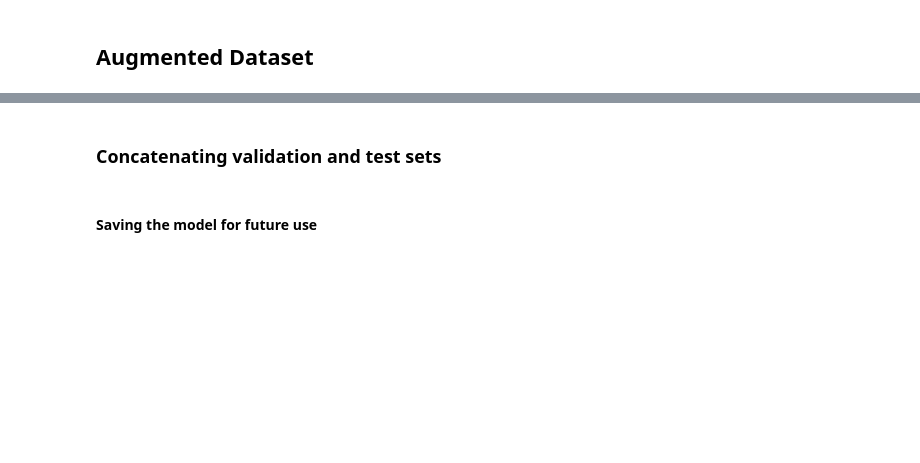
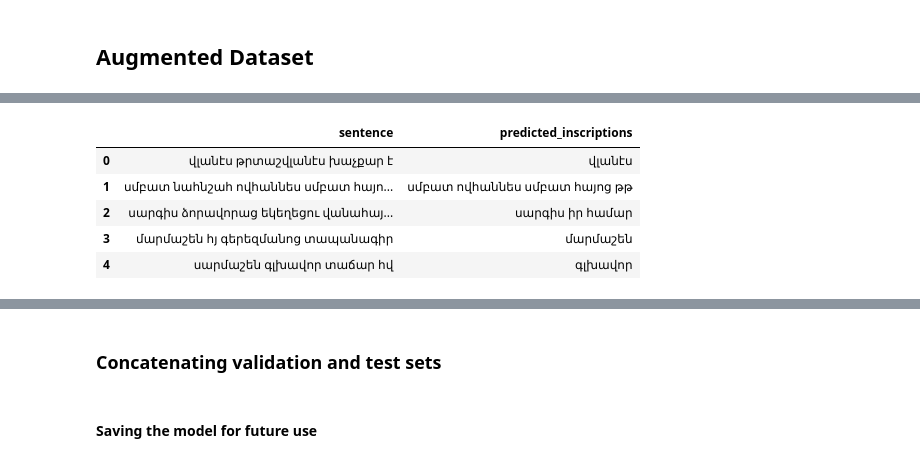
Before and after one commit to dhlab-epfl/dhlab-epigraphy-studies, a Jupyter notebook: Baseline.ipynb, the cells around one changed output, grey strips where cells are left out. Cells and saved outputs as stored; diff of their text form; code cells hidden in the pictures; blank space fills up the shorter version.

```diff
--- a/Baseline (1).ipynb
+++ b/Baseline.ipynb
@@ -346,12 +362,12 @@ train_params = {'batch_size': TRAIN_BATCH_SIZE,
                 }
 
 test_params = {'batch_size': VALID_BATCH_SIZE,
-                'shuffle': True,
+                'shuffle': False,
                 'num_workers': 0
                 }
 
 valid_params = {'batch_size': VALID_BATCH_SIZE,
-                'shuffle': True,
+                'shuffle': False,
                 'num_workers': 0
                 }
 
@@ -367,7 +383,9 @@ Note that only the base layers are initialized with the pretrained weights. The
 
 Then, we move the model to the GPU.
 # %%
-model = BertForTokenClassification.from_pretrained(BASE_MODEL, num_labels=len(labels_to_ids))
+from transformers import AutoModelForTokenClassification
+
+model = AutoModelForTokenClassification.from_pretrained(BASE_MODEL, num_labels=len(labels_to_ids))
 model.to(device)
 # %% [output]
 Some weights of BertForTokenClassification were not initialized from the model checkpoint at bert-base-multilingual-uncased and are newly initialized: ['classifier.bias', 'classifier.weight']
@@ -398,15 +416,15 @@ Why? Because we are using cross entropy loss. The cross entropy loss is defined
 
 Let's verify this:
 # %%
-inputs = training_set[2]
-input_ids = inputs["input_ids"].unsqueeze(0)
-attention_mask = inputs["attention_mask"].unsqueeze(0)
-labels = inputs["labels"].unsqueeze(0)
+# inputs = training_set[2]
+# input_ids = inputs["input_ids"].unsqueeze(0)
+# attention_mask = inputs["attention_mask"].unsqueeze(0)
+# labels = inputs["labels"].unsqueeze(0)
 
-input_ids = input_ids.to(device)
-attention_mask = attention_mask.to(device)
-labels = labels.to(device)
+# input_ids = input_ids.to(device)
+# attention_mask = attention_mask.to(device)
+# labels = labels.to(device)
 
-outputs = model(input_ids, attention_mask=attention_mask, labels=labels)
-initial_loss = outputs[0]
-initial_loss
+# outputs = model(input_ids, attention_mask=attention_mask, labels=labels)
+# initial_loss = outputs[0]
+# initial_loss
@@ -916,6 +983,13 @@ print(classification_report(valid_labels, valid_predictions, digits=4))
 # %%
-df_predictions = predictions_to_dataframe(test_data, test_aug_predictions)
-df_predictions.head()
+df_aug_predictions = predictions_to_dataframe(test_data, test_aug_predictions)
+df_aug_predictions.head()
+# %% [output]
+|  | sentence | predicted_inscriptions |
+| 0 | վլանէս թրտաշվլանէս խաչքար է | վլանէս |
+| 1 | սմբատ նահնշահ ովհաննես սմբատ հայո... | սմբատ ովհաննես սմբատ հայոց թթ |
+| 2 | սարգիս ձորավորաց եկեղեցու վանահայ... | սարգիս իր համար |
+| 3 | մարմաշեն հյ գերեզմանոց տապանագիր | մարմաշեն |
+| 4 | սարմաշեն գլխավոր տաճար հվ | գլխավոր |
 # %%
 df_predictions.predicted_inscriptions.head()
 # %% [output]
```
Also changed, not shown: parts of 31 cells of this notebook.
